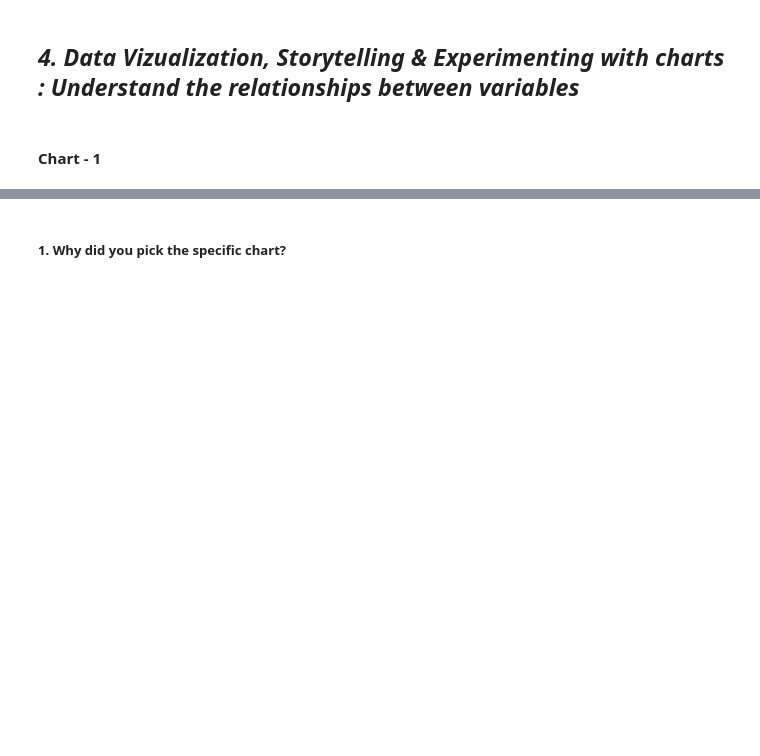
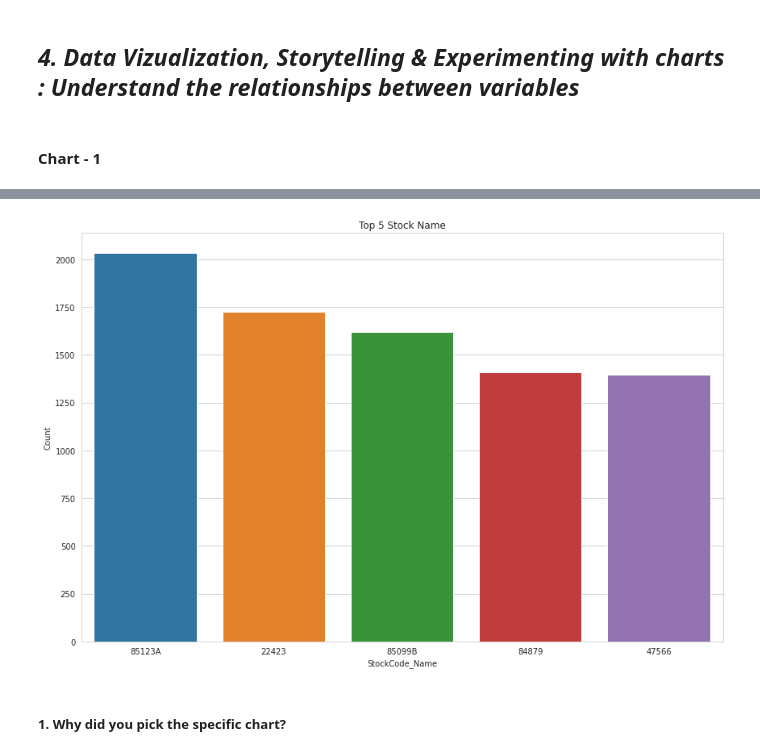
Before and after one commit to sakshantG/Online_Retail_Customer_Segmentation, a Jupyter notebook: Online_Retail_Customer_Segmentation.ipynb, the cells around one changed output, grey strips where cells are left out. Drawn from its saved outputs; the diff is of its cells as text; code cells hidden in the pictures; blank space fills up the shorter version.

```diff
--- a/Online_Retail_Customer_Segmentation.ipynb
+++ b/Online_Retail_Customer_Segmentation.ipynb
@@ -338,0 +369,4 @@ Answer Here.
+# %%
+Stockcode_df = data['StockCode'].value_counts().reset_index()
+Stockcode_df.rename(columns={'index':'StockCode_Name', 'StockCode':'Count'}, inplace=True)
+Stockcode_df.head()
@@ -339,3 +380,11 @@ Answer Here.
+# %%
+# Chart - 3 Plot of Top 5 Stock Name
+plt.figure(figsize=(12,8))
+plt.title('Top 5 Stock Name')
+sns.barplot(x='StockCode_Name', y='Count', data=Stockcode_df[:5])
+plt.show()
+# %% [output]
+[figure, added]
 # %% [markdown]
 ##### 1. Why did you pick the specific chart?
 # %% [markdown]
```
Also changed, not shown: parts of 84 cells of this notebook.
